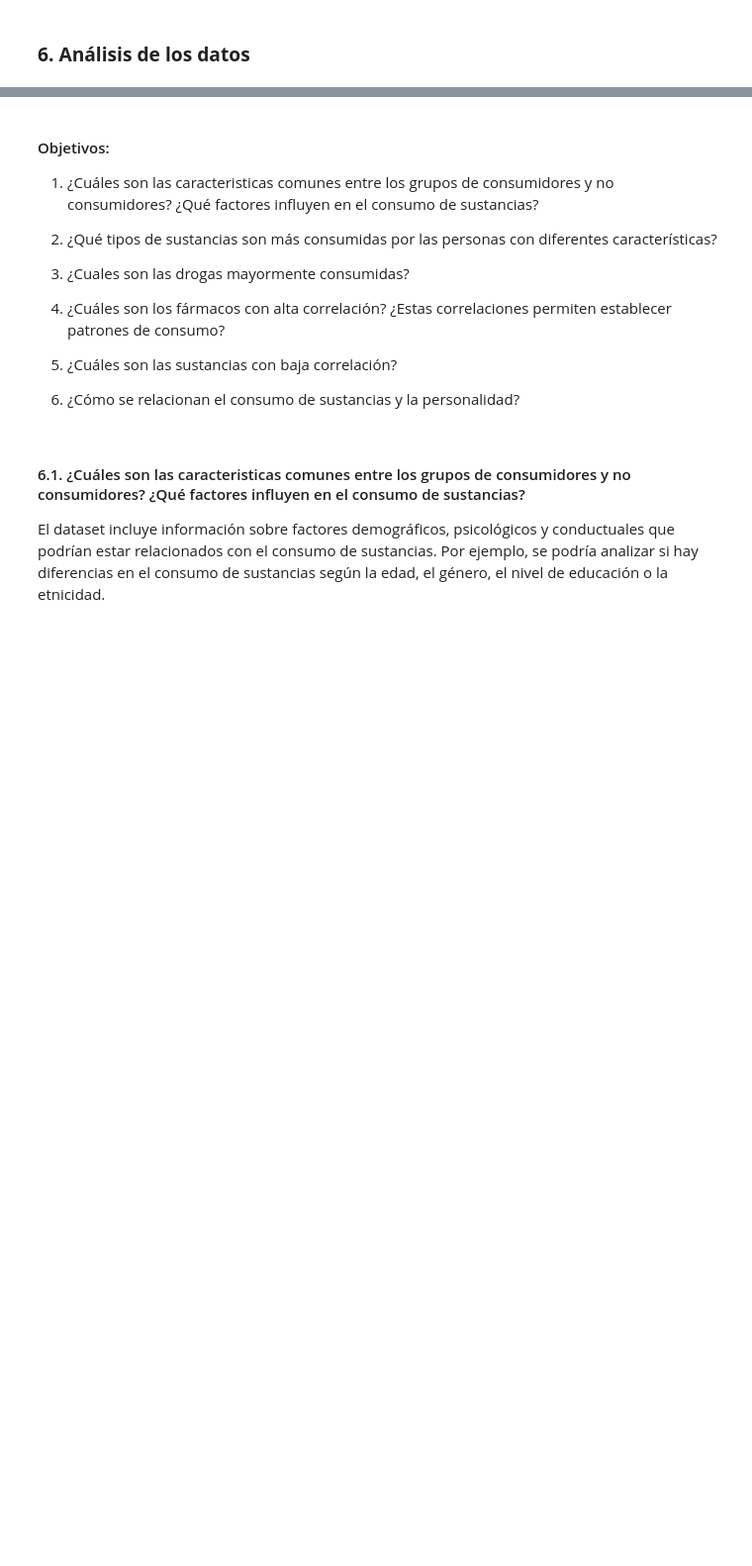
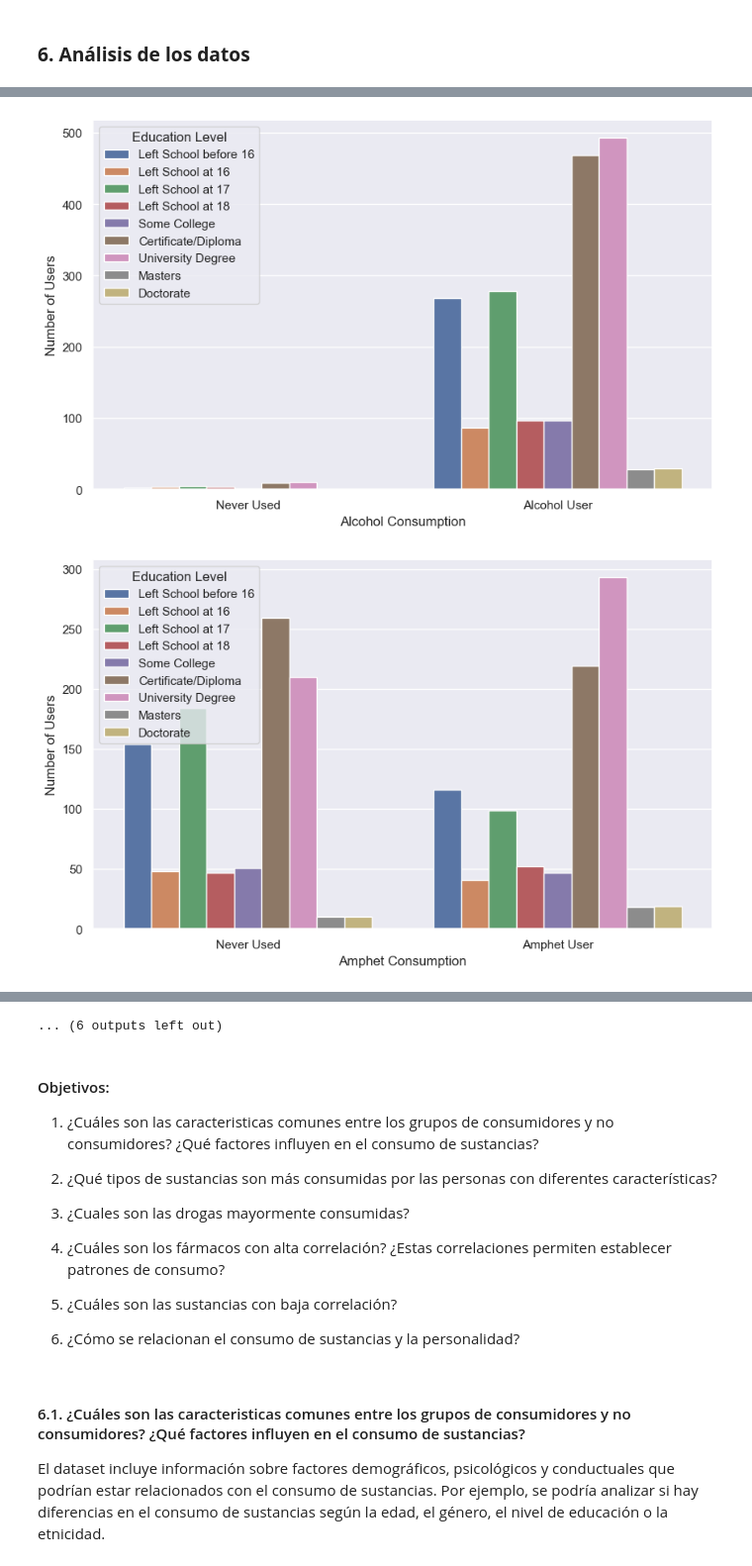
Before and after one commit to manularrea/Group_Projects_Afi, a Jupyter notebook: entrega_1/code/data_preprocessing_manuela.ipynb, the cells around one changed output, grey strips where cells are left out. Shown at 99% size. Cells and saved outputs as stored; diff of their text form; code cells hidden in the pictures; blank space fills up the shorter version.

```diff
--- a/entrega_1/code/data_preprocessing_manuela.ipynb
+++ b/entrega_1/code/data_preprocessing_manuela.ipynb
@@ -223,0 +372,25 @@ No hay observaciones con valores únicos por atributo, que no se encuentren pre
+# %%
+# 3) Consumo de drogas según el nivel de educación.
+def education_vs_drug_usage(df_encoded, drug_number):
+    temp = df_encoded.columns
+    drug = temp[drug_number]
+    df_encoded['Education (Real)'] = df_encoded['Education (Real)'].astype(str)
+
+    # Create a new figure for each plot
+    plt.figure(figsize=(10, 6))
+    EducationPlot = sns.countplot(x = drug, hue = 'Education (Real)', data = df_encoded)
+    labels = ['Never Used', drug + ' User']
+    EducationPlot.set_xticklabels(labels)
+    EducationPlot.set(ylabel = 'Number of Users', xlabel= drug + ' Consumption')
+
+    plt.legend(title = 'Education Level', loc = 'upper left',
+           labels=['Left School before 16', 'Left School at 16', 'Left School at 17', 'Left School at 18',
+                   'Some College', 'Certificate/Diploma', 'University Degree', 'Masters', 'Doctorate'])
+
+    plt.show()
+# %%
+for i in range(12, len(df_encoded.columns)):
+    education_vs_drug_usage(df_encoded, i)
+# %% [output]
+[figure, added]
+[figure, added]
@@ -224,3 +407,4 @@ No hay observaciones con valores únicos por atributo, que no se encuentren pre
+... (6 outputs left out)
 # %% [markdown]
 
 #### Objetivos:
```
Also changed, not shown: parts of 14 cells of this notebook, 2 other files.
